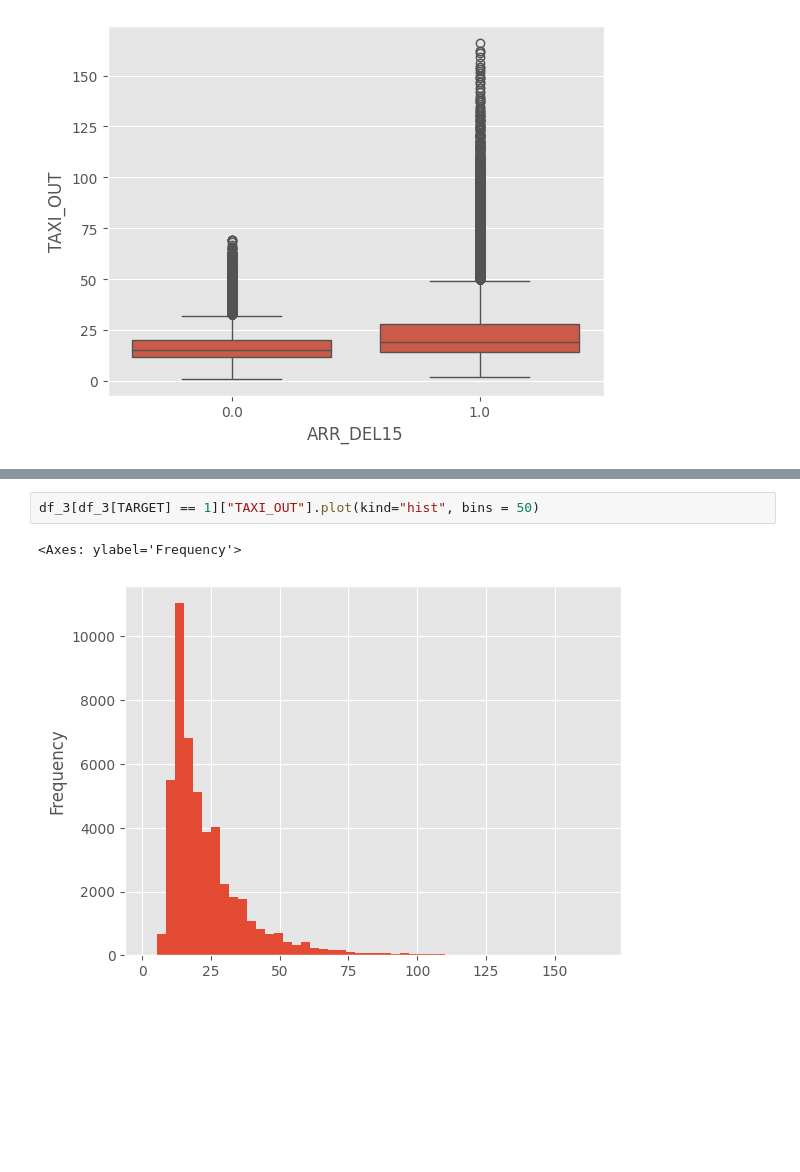
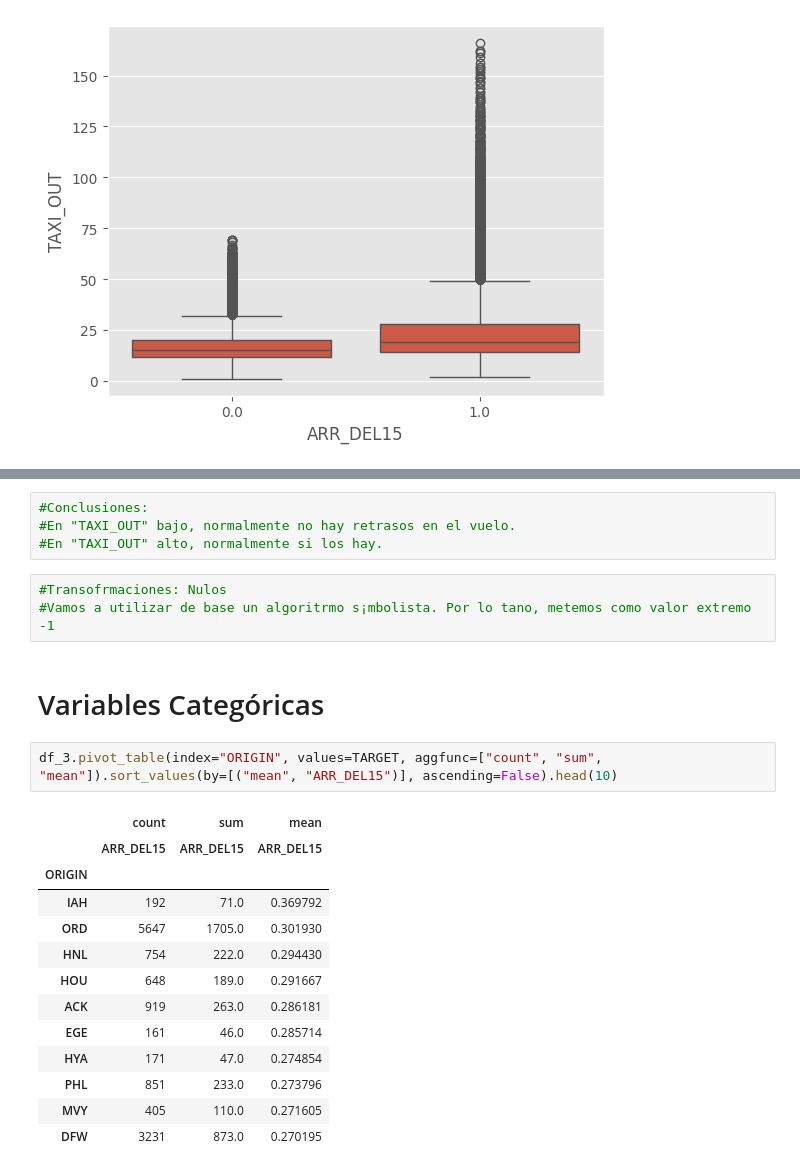
Before and after one commit to Nambu89/Supervised-Learning, a Jupyter notebook: Ejercicio_JFK.ipynb, the cells around one changed output, grey strips where cells are left out. Cells and saved outputs as stored; diff of their text form; blank space fills up the shorter version.

Commit message:
Preparación de los datos e imputación de nulos

```diff
--- a/Ejercicio_JFK.ipynb
+++ b/Ejercicio_JFK.ipynb
@@ -234,5 +235,25 @@ df_3[df_3[TARGET] == 0]["TAXI_OUT"].plot(kind="hist", bins = 50)
-# %%
-df_3[df_3[TARGET] == 1]["TAXI_OUT"].plot(kind="hist", bins = 50)
-# %% [output]
-<Axes: ylabel='Frequency'>
-[figure, removed]
+# %%
+#Conclusiones:
+#En "TAXI_OUT" bajo, normalmente no hay retrasos en el vuelo.
+#En "TAXI_OUT" alto, normalmente si los hay.
+# %%
+#Transofrmaciones: Nulos
+#Vamos a utilizar de base un algoritrmo s¡mbolista. Por lo tano, metemos como valor extremo -1
+# %% [markdown]
+# Variables Categóricas
+# %%
+df_3.pivot_table(index="ORIGIN", values=TARGET, aggfunc=["count", "sum", "mean"]).sort_values(by=[("mean", "ARR_DEL15")], ascending=False).head(10)
+# %% [output]
+|  | count | sum | mean |
+|  | ARR_DEL15 | ARR_DEL15 | ARR_DEL15 |
+| ORIGIN |  |  |  |
+| IAH | 192 | 71.0 | 0.369792 |
+| ORD | 5647 | 1705.0 | 0.301930 |
+| HNL | 754 | 222.0 | 0.294430 |
+| HOU | 648 | 189.0 | 0.291667 |
+| ACK | 919 | 263.0 | 0.286181 |
+| EGE | 161 | 46.0 | 0.285714 |
+| HYA | 171 | 47.0 | 0.274854 |
+| PHL | 851 | 233.0 | 0.273796 |
+| MVY | 405 | 110.0 | 0.271605 |
+| DFW | 3231 | 873.0 | 0.270195 |
```
Also changed, not shown: parts of 21 cells of this notebook.
